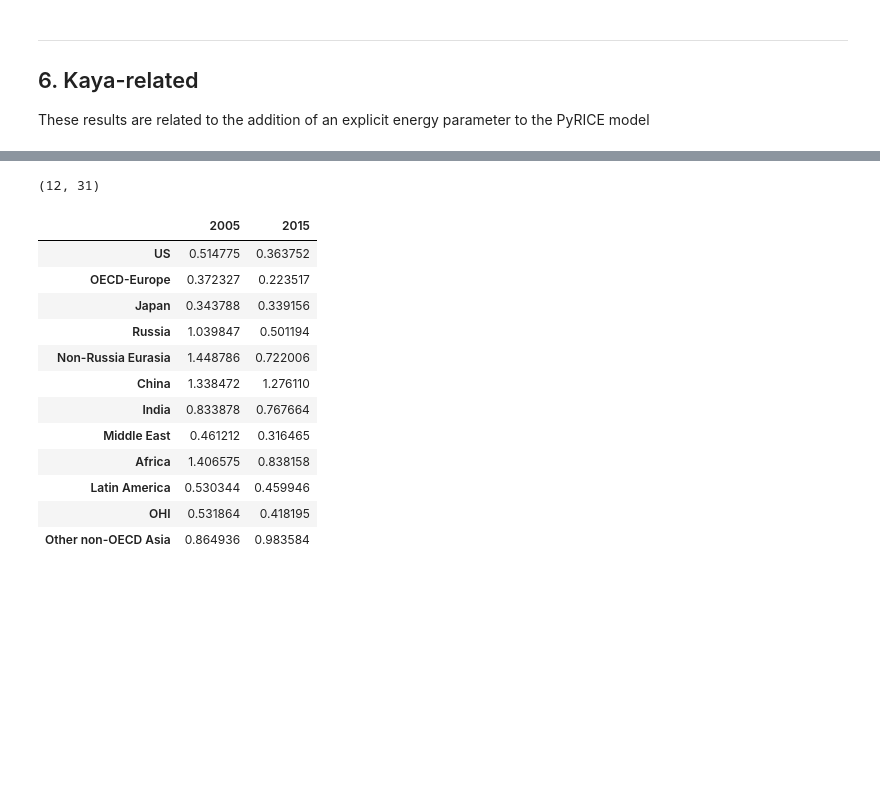
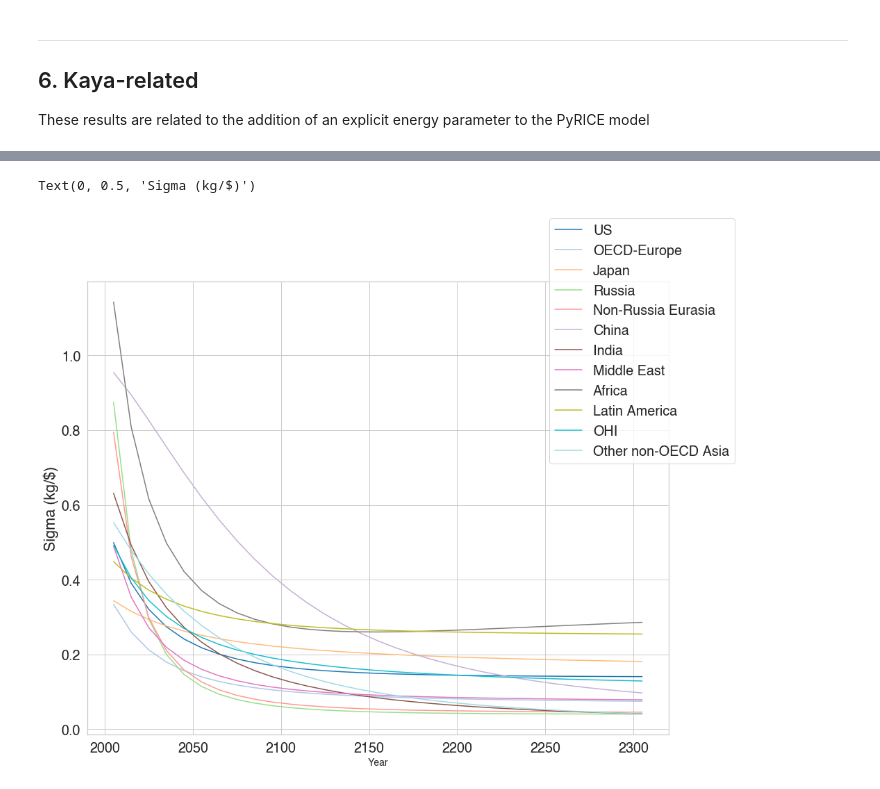
Before and after one commit to maryamalki/PyRICE_2022, a Jupyter notebook: examples/simulation.ipynb, the cells around one changed output, grey strips where cells are left out. Cells and saved outputs as stored; diff of their text form; code cells hidden in the pictures; blank space fills up the shorter version.

Commit message:
Update regions, GDP & Pop (Excel), sep. CI & EI

```diff
--- a/examples/simulation.ipynb
+++ b/examples/simulation.ipynb
@@ -382,6 +287,0 @@ df_Eind = pd.DataFrame(Eind_results, columns=years, index = region_names)
-# %%
-# Load sigma_region_results (i.e., CO2/GDP)
-sigma_region_results = model.econ_model.sigma_region
-sigma_region_results.shape
-# %% [output]
-(12, 31)
@@ -392,18 +288,39 @@ df_sigma_region = pd.DataFrame(sigma_region_results, columns = years, index = re
-# %%
-# Select PyRICE data for 2005 and 2015
-df_sigma_init = df_sigma_region[[2005,2015]]
-df_sigma_init
-# %% [output]
-|  | 2005 | 2015 |
-| US | 0.514775 | 0.363752 |
-| OECD-Europe | 0.372327 | 0.223517 |
-| Japan | 0.343788 | 0.339156 |
-| Russia | 1.039847 | 0.501194 |
-| Non-Russia Eurasia | 1.448786 | 0.722006 |
-| China | 1.338472 | 1.276110 |
-| India | 0.833878 | 0.767664 |
-| Middle East | 0.461212 | 0.316465 |
-| Africa | 1.406575 | 0.838158 |
-| Latin America | 0.530344 | 0.459946 |
-| OHI | 0.531864 | 0.418195 |
-| Other non-OECD Asia | 0.864936 | 0.983584 |
+# %%
+# Adjust Font
+font = {'family':'Helvetica',
+        'weight':'normal',
+        'size'  : 8}
+
+plt.rc('font', **font)
+%matplotlib inline
+# %%
+# Load sigma_region_results (i.e., CO2/GDP)
+import numpy as np
+from sympy import Li
+colormap_list = []
+
+sigma_region_results = model.econ_model.sigma_region
+
+# Set the plot
+fig, ax = plt.subplots(figsize = (15,12))
+
+# Adjust regional colors in plots
+number_of_regions = 12
+colormap = plt.cm.tab20
+
+for i in np.linspace(0, 1, number_of_regions):
+    colormap_list.append(colormap(i))
+
+ax.set_prop_cycle(color = colormap_list)
+
+# Plot sigma results
+for i, sigma in enumerate (sigma_region_results):
+     ax.plot(years, sigma)
+
+# Set legends
+fig.legend(labels = model.regions_list)
+ax.set_xlabel('Year', fontsize = 14)
+ax.set_ylabel('Sigma (kg/$)')
+# %% [output]
+Text(0, 0.5, 'Sigma (kg/$)')
+[figure, added]
```
Also changed, not shown: parts of 22 cells of this notebook, 6 other files.
